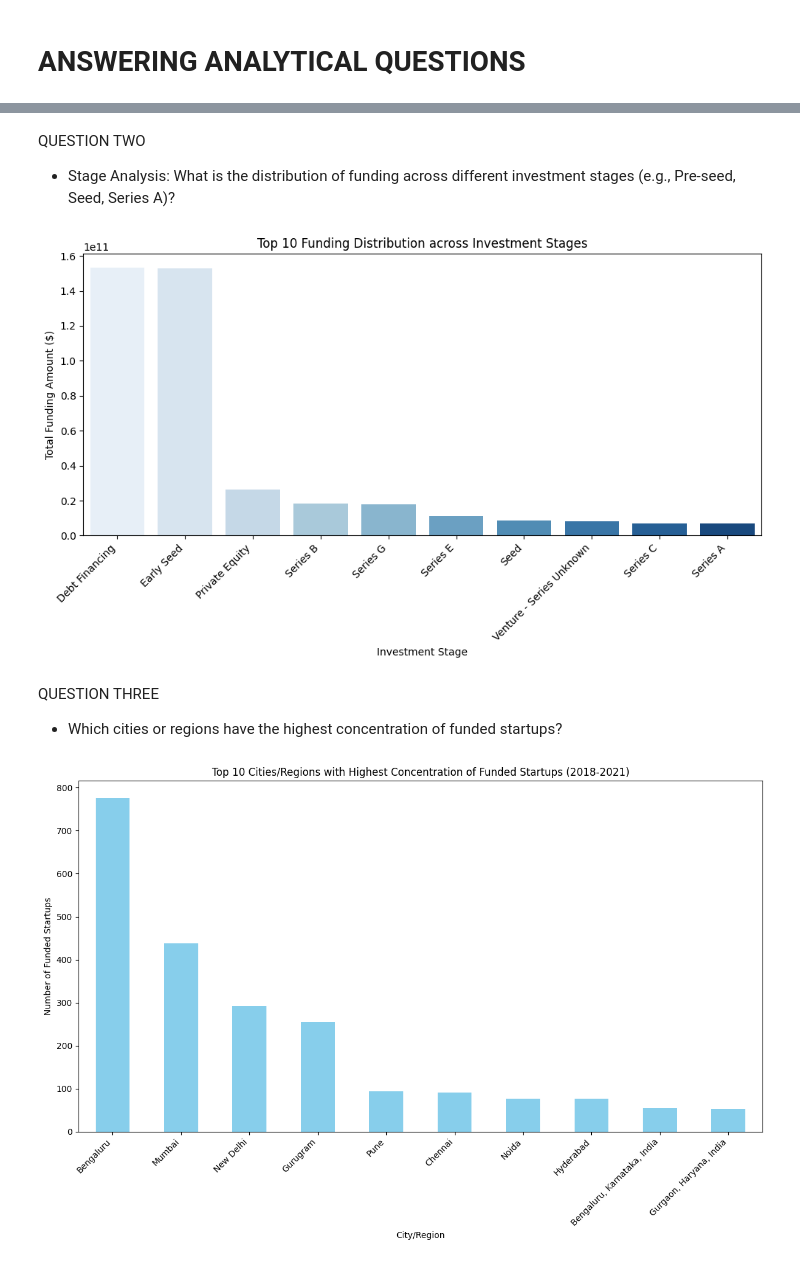
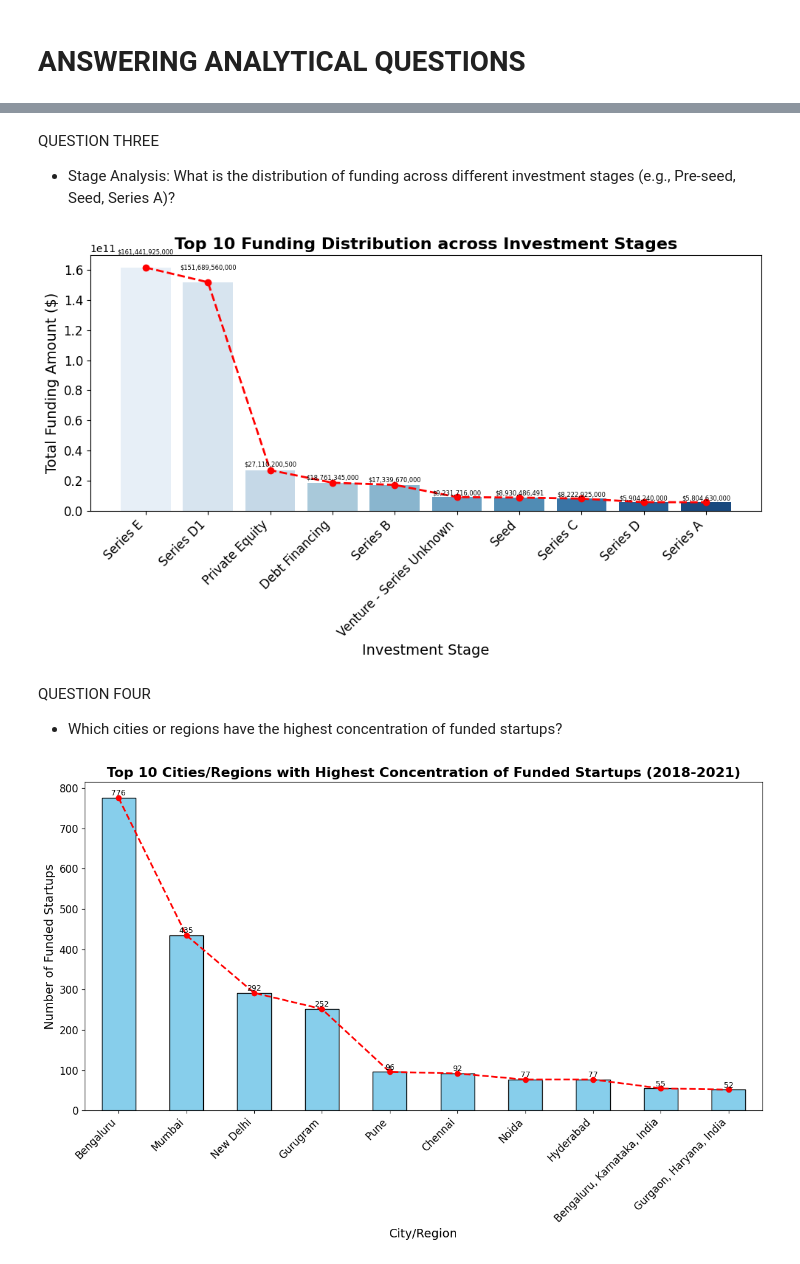
Before and after one commit to codeayiku/Demo-indian-start-up, a Jupyter notebook: Notebooks/India.ipynb, the cells around one changed output, grey strips where cells are left out. Saved outputs shown, nothing was run; the diff lists cells and outputs as text; code cells hidden in the pictures.

Commit message:
Answering Analytical Questions

```diff
--- a/Notebooks/India.ipynb
+++ b/Notebooks/India.ipynb
@@ -576,12 +591,10 @@ df_combined['Year'].unique()
  '1963-01-01 00:00:00']
 Length: 31, dtype: datetime64[ns]
 # %%
-# Handle missing values by filling with the median year
-# Calculate the median year as an integer
-median_year = int(df_combined['Year'].dropna().dt.year.median())
+# Handle missing values by filling with the forward fill
 
-# Fill missing values with the median year
-df_combined['Year'] = df_combined['Year'].fillna(pd.Timestamp(median_year, 1, 1))
+# Fill missing values with the forward fill
+df_combined['Year'] = df_combined['Year'].fillna(method='ffill')
 
 # Ensure the 'Year' column is in datetime format
 df_combined['Year'] = pd.to_datetime(df_combined['Year'], format='%Y', errors='coerce')
@@ -760,7 +773,7 @@ import pandas as pd
 
 def sector_redistribution(sector):
     if isinstance(sector, str):
-        if re.search(r'bank|fintech|finance|crypto|account|credit|venture|crowd|blockchain', sector, re.IGNORECASE):
+        if re.search(r'bank|fintech|finance|crypto|account|credit|venture|financial services|crowd|blockchain', sector, re.IGNORECASE):
             return 'Finance'
         elif re.search(r'automotive|air transport|transport|logistics|vehicle|transportation', sector, re.IGNORECASE):
             return 'Transport'
@@ -1170,8 +1183,8 @@ plt.ylabel('Total Funding Amount ($)')
 plt.xticks(rotation=45, ha='right')
 
 # Adding data labels to the bars
-for index, value in enumerate(top_investors):
-    plt.text(index, value + 10000000, f'${value:,.0f}', ha='center', va='bottom', fontsize=7)
+#for index, value in enumerate(top_investors):
+    #plt.text(index, value + 10000000, f'${value:,.0f}', ha='center', va='bottom', fontsize=7)
 
 plt.tight_layout()
 plt.show()
@@ -1310,9 +1426,14 @@ plt.show()
 # %% [markdown]
-QUESTION TWO
+QUESTION THREE
 
 - Stage Analysis:
 What is the distribution of funding across different investment stages (e.g., Pre-seed, Seed, Series A)?
 # %%
+import pandas as pd
+import matplotlib.pyplot as plt
+import seaborn as sns
+
+# Assuming df_combined is already loaded
 # Calculate the total funding amount for each stage
 stage_funding = df_combined.groupby('Stage')['Amount'].sum().sort_values(ascending=False)
 
@@ -1321,32 +1442,58 @@ top_stages = stage_funding.head(10)
 
 # Create a bar plot for the top 10 stages
 plt.figure(figsize=(10, 6))
-sns.barplot(x=top_stages.index, y=top_stages.values, palette='Blues')
-plt.title('Top 10 Funding Distribution across Investment Stages')
-plt.xlabel('Investment Stage')
-plt.ylabel('Total Funding Amount ($)')
-plt.xticks(rotation=45, ha='right')
+bars = sns.barplot(x=top_stages.index, y=top_stages.values, palette='Blues')
+
+# Adding data labels to the bars
+for index, value in enumerate(top_stages.values):
+    plt.text(index, value + (0.05 * value), f'${value:,.0f}', ha='center', va='bottom', fontsize=6, color='black')
+
+# Add a line from highest to lowest
+plt.plot(range(len(top_stages)), top_stages.values, color='red', marker='o', linestyle='dashed', linewidth=2, markersize=6)
+
+# Titles and labels
+plt.title('Top 10 Funding Distribution across Investment Stages', fontsize=16, fontweight='bold')
+plt.xlabel('Investment Stage', fontsize=14)
+plt.ylabel('Total Funding Amount ($)', fontsize=14)
+plt.xticks(rotation=45, ha='right', fontsize=12)
+plt.yticks(fontsize=12)
 plt.tight_layout()
 plt.show()
 # %% [output]
-[figure, old version]
+[figure, new version]
 # %% [markdown]
-QUESTION THREE
+QUESTION FOUR
 - Which cities or regions have the highest concentration of funded startups?
 # %%
-
+import pandas as pd
+import matplotlib.pyplot as plt
 
 # Group by city/region and count the number of funded startups
 startup_count_by_city = df_combined['HeadQuarter'].value_counts().head(10)
 
 # Visualization - Bar Chart for Cities/Regions with Highest Concentration of Funded Startups
 plt.figure(figsize=(12, 8))
-startup_count_by_city.plot(kind='bar', color='skyblue')
-plt.title('Top 10 Cities/Regions with Highest Concentration of Funded Startups (2018-2021)')
-plt.xlabel('City/Region')
-plt.ylabel('Number of Funded Startups')
-plt.xticks(rotation=45, ha='right')
+
+# Plot the bar chart
+bars = startup_count_by_city.plot(kind='bar', color='skyblue', edgecolor='black')
+
+# Adding data labels to the bars
+for index, value in enumerate(startup_count_by_city):
+    plt.text(index, value + 1, f'{value}', ha='center', va='bottom', fontsize=9, color='black')
+
+# Add a line from highest to lowest
+sorted_counts = sorted(startup_count_by_city, reverse=True)
+plt.plot(range(len(sorted_counts)), sorted_counts, color='red', marker='o', linestyle='dashed', linewidth=2, markersize=6)
+
+# Titles and labels
+plt.title('Top 10 Cities/Regions with Highest Concentration of Funded Startups (2018-2021)', fontsize=16, fontweight='bold')
+plt.xlabel('City/Region', fontsize=14)
+plt.ylabel('Number of Funded Startups', fontsize=14)
+plt.xticks(rotation=45, ha='right', fontsize=12)
+plt.yticks(fontsize=12)
+
+# Show plot
 plt.tight_layout()
 plt.show()
 # %% [output]
-[figure, old version]
+[figure, new version]
```
Also changed, not shown: parts of 42 cells of this notebook.
